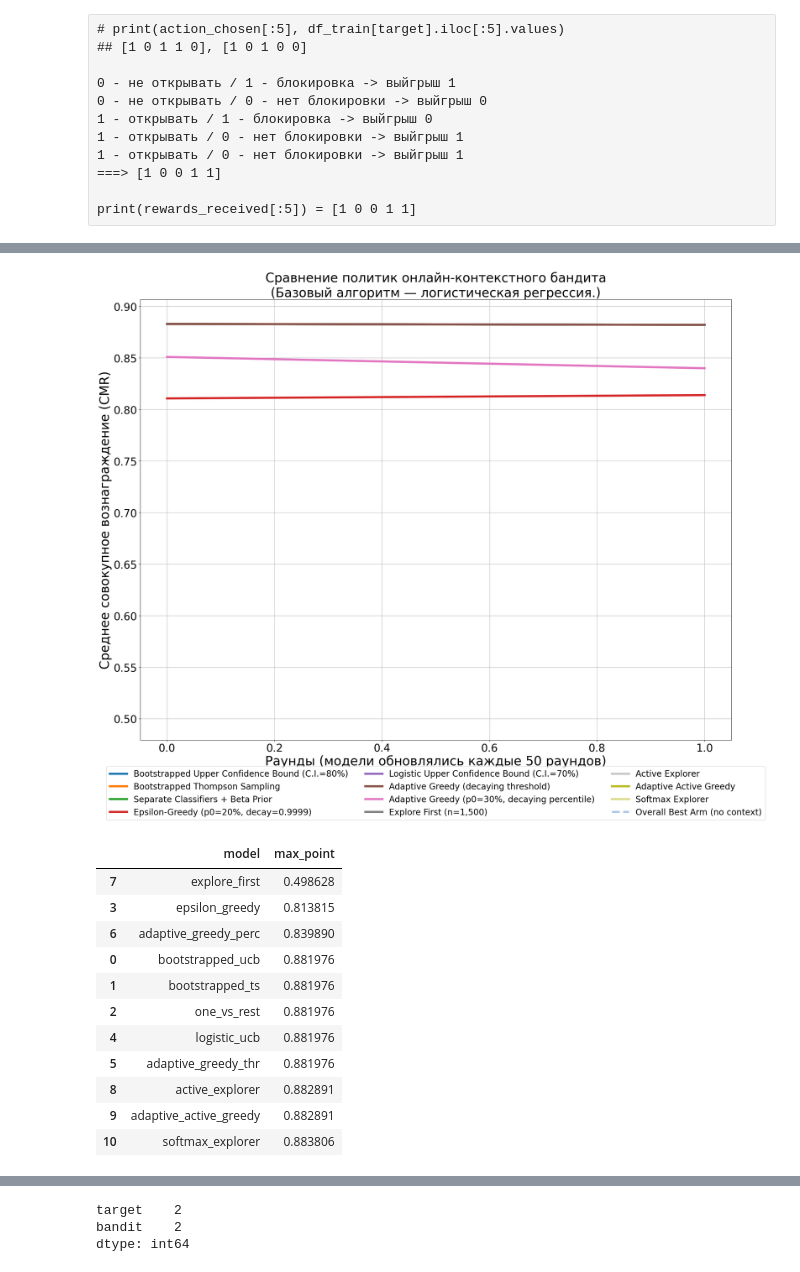
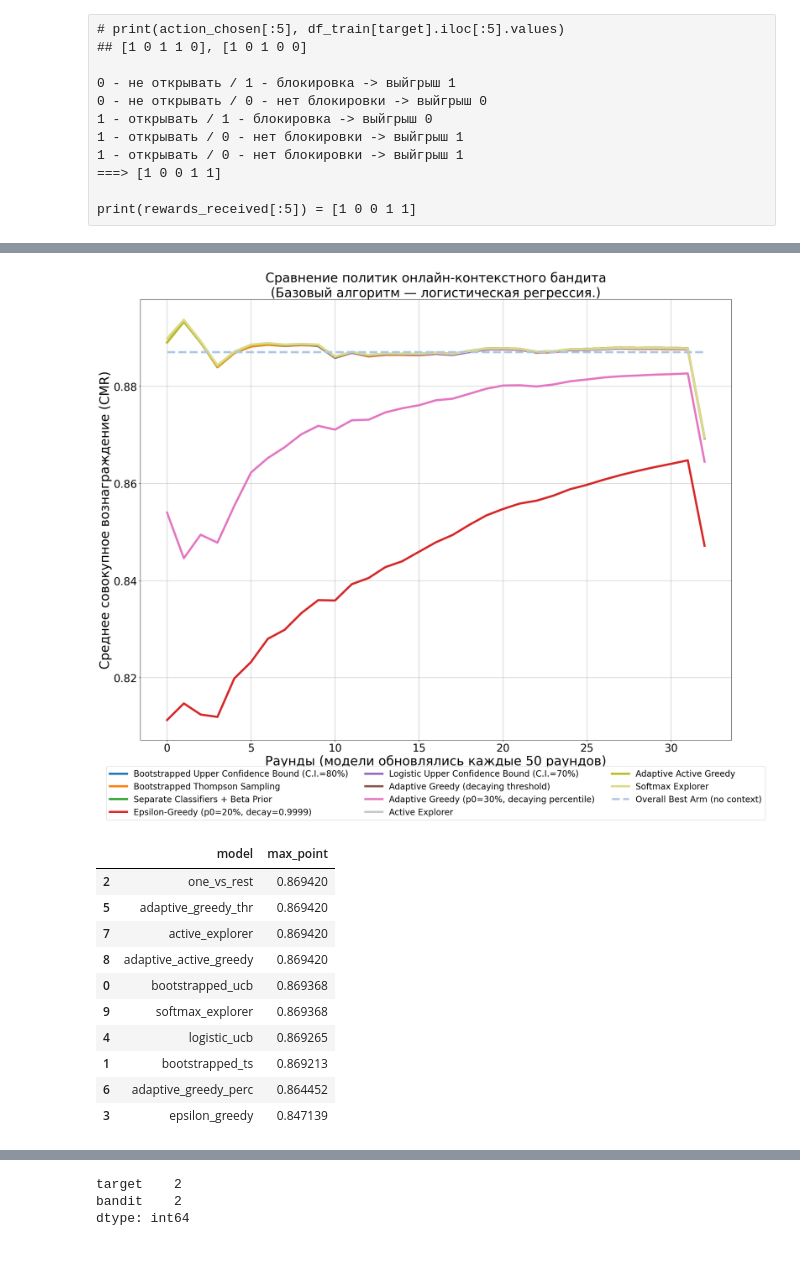
Before and after one commit to dmitrytimokhin/Multi-armed-bandit, a Jupyter notebook: Блокировка счета РКО (contextualbandits).ipynb, the cells around one changed output, grey strips where cells are left out. Saved outputs shown, nothing was run; the diff lists cells and outputs as text; code cells hidden in the pictures.

```diff
--- a/Блокировка счета РКО (contextualbandits).ipynb
+++ b/Блокировка счета РКО (contextualbandits).ipynb
@@ -202,9 +202,8 @@ def makePlots(reward_total_vec, reward_mean, regret_total_vec, regret_mean):
     plt.legend()
     plt.grid()
 # %%
-fs_cols = ['kolichestvo_vidov_dejatel_nosti_u_klienta', 'indeks_finansovogo_riska',
-       'kompanija_vhodit_v_juridicheskie_litsa_v_sostav_ispolnitel_nyh_organov_kotoryh_vhodjat_diskvalifitsirovannye_litsa',
-       'opf_organizatsii', 'kod_osnovnogo_okved']
+fs_cols = ['indeks_finansovogo_riska', 'kod_osnovnogo_okved', 'data_registratsii',
+       'sub_ekt_mestonahozhdenija']
 # %% [markdown]
 ---
 ## Решение с простыми вознаграждением {0,1}.
@@ -313,12 +342,33 @@ Wall time: 1.27 s
 # %%
 # Эти список будет отслеживать, какие действия выбирает каждая политика
 
-lst_a_ucb, lst_a_ts, lst_a_ovr, lst_a_egr, lst_a_lucb, lst_a_agr, \
-lst_a_agr2, lst_a_efr, lst_a_ac, lst_a_aac, \
-lst_a_sft = [action_chosen.copy() for i in range(len(models))]
+(
+    lst_a_ucb,
+    lst_a_ts,
+    lst_a_ovr,
+    lst_a_egr,
+    lst_a_lucb,
+    lst_a_agr,
+    lst_a_agr2,
+#    lst_a_efr,
+    lst_a_ac,
+    lst_a_aac,
+    lst_a_sft
+) = [action_chosen.copy() for i in range(len(models))]
 
-lst_actions = [lst_a_ucb, lst_a_ts, lst_a_ovr, lst_a_egr, lst_a_lucb, lst_a_agr,
-               lst_a_agr2, lst_a_efr, lst_a_ac, lst_a_aac, lst_a_sft]
+lst_actions = [
+    lst_a_ucb,
+    lst_a_ts,
+    lst_a_ovr,
+    lst_a_egr,
+    lst_a_lucb,
+    lst_a_agr,
+    lst_a_agr2,
+#    lst_a_efr,
+    lst_a_ac,
+    lst_a_aac,
+    lst_a_sft
+]
 
 # Раунды моделируются на основе полного набора данных
 def simulate_rounds(model, rewards, actions_hist, X_global, y_global, batch_st, batch_end):
@@ -380,35 +428,35 @@ colors=plt.cm.tab20(np.linspace(0, 1, 20))
 ax = plt.subplot(111)
 plt.plot(get_mean_reward(rewards_ucb), label="Bootstrapped Upper Confidence Bound (C.I.=80%)",linewidth=lwd,color=colors[0])
 plt.plot(get_mean_reward(rewards_ts), label="Bootstrapped Thompson Sampling",linewidth=lwd,color=colors[2])
 plt.plot(get_mean_reward(rewards_ovr), label="Separate Classifiers + Beta Prior",linewidth=lwd,color=colors[4])
 plt.plot(get_mean_reward(rewards_egr), label="Epsilon-Greedy (p0=20%, decay=0.9999)",linewidth=lwd,color=colors[6])
 plt.plot(get_mean_reward(rewards_lucb), label="Logistic Upper Confidence Bound (C.I.=70%)",linewidth=lwd,color=colors[8])
 plt.plot(get_mean_reward(rewards_agr), label="Adaptive Greedy (decaying threshold)",linewidth=lwd,color=colors[10])
 plt.plot(get_mean_reward(rewards_agr2), label="Adaptive Greedy (p0=30%, decaying percentile)",linewidth=lwd,color=colors[12])
-plt.plot(get_mean_reward(rewards_efr), label="Explore First (n=1,500)",linewidth=lwd,color=colors[14])
+#plt.plot(get_mean_reward(rewards_efr), label="Explore First (n=1,500)",linewidth=lwd,color=colors[14])
 plt.plot(get_mean_reward(rewards_ac), label="Active Explorer", linewidth=lwd,color=colors[15])
 plt.plot(get_mean_reward(rewards_aac), label="Adaptive Active Greedy", linewidth=lwd,color=colors[16])
 plt.plot(get_mean_reward(rewards_sft), label="Softmax Explorer", linewidth=lwd,color=colors[17])
 plt.plot(np.repeat(y_global.mean(axis=0).max(),len(rewards_sft)), label="Overall Best Arm (no context)",linewidth=lwd,color=colors[1],ls='dashed')
 
 box = ax.get_position()
 ax.set_position([box.x0, box.y0 + box.height * 0.1,
                  box.width, box.height * 1.25])
 ax.legend(loc='upper center', bbox_to_anchor=(0.5, -0.05),
           fancybox=True, ncol=3, prop={'size':20})
 
 
 plt.tick_params(axis='both', which='major', labelsize=25)
 #plt.xticks([i*20 for i in range(8)], [i*1000 for i in range(8)])
 
 
 plt.xlabel('Раунды (модели обновлялись каждые 50 раундов)', size=30)
 plt.ylabel('Среднее совокупное вознаграждение (CMR)', size=30)
 plt.title('Сравнение политик онлайн-контекстного бандита\n(Базовый алгоритм — логистическая регрессия.)',size=30)
 plt.grid()
 plt.show()
 # %% [output]
-[figure, old version]
+[figure, new version]
 # %%
 max_last_point = list()
 for i in lst_rewards:
@@ -428,16 +478,15 @@ model_name = ['bootstrapped_ucb',
 # %%
-pd.DataFrame({'model':model_name,'max_point':max_last_point}).sort_values('max_point')
+pd.DataFrame({'model':model_name,'max_point':max_last_point}).sort_values('max_point', ascending=False)
 # %% [output]
 |  | model | max_point |
-| 7 | explore_first | 0.498628 |
-| 3 | epsilon_greedy | 0.813815 |
-| 6 | adaptive_greedy_perc | 0.839890 |
-| 0 | bootstrapped_ucb | 0.881976 |
-| 1 | bootstrapped_ts | 0.881976 |
-| 2 | one_vs_rest | 0.881976 |
-| 4 | logistic_ucb | 0.881976 |
-| 5 | adaptive_greedy_thr | 0.881976 |
-| 8 | active_explorer | 0.882891 |
-| 9 | adaptive_active_greedy | 0.882891 |
-| 10 | softmax_explorer | 0.883806 |
+| 2 | one_vs_rest | 0.869420 |
+| 5 | adaptive_greedy_thr | 0.869420 |
+| 7 | active_explorer | 0.869420 |
+| 8 | adaptive_active_greedy | 0.869420 |
+| 0 | bootstrapped_ucb | 0.869368 |
+| 9 | softmax_explorer | 0.869368 |
+| 4 | logistic_ucb | 0.869265 |
+| 1 | bootstrapped_ts | 0.869213 |
+| 6 | adaptive_greedy_perc | 0.864452 |
+| 3 | epsilon_greedy | 0.847139 |
 # %%
```
Also changed, not shown: parts of 28 cells of this notebook, 1 other file.
